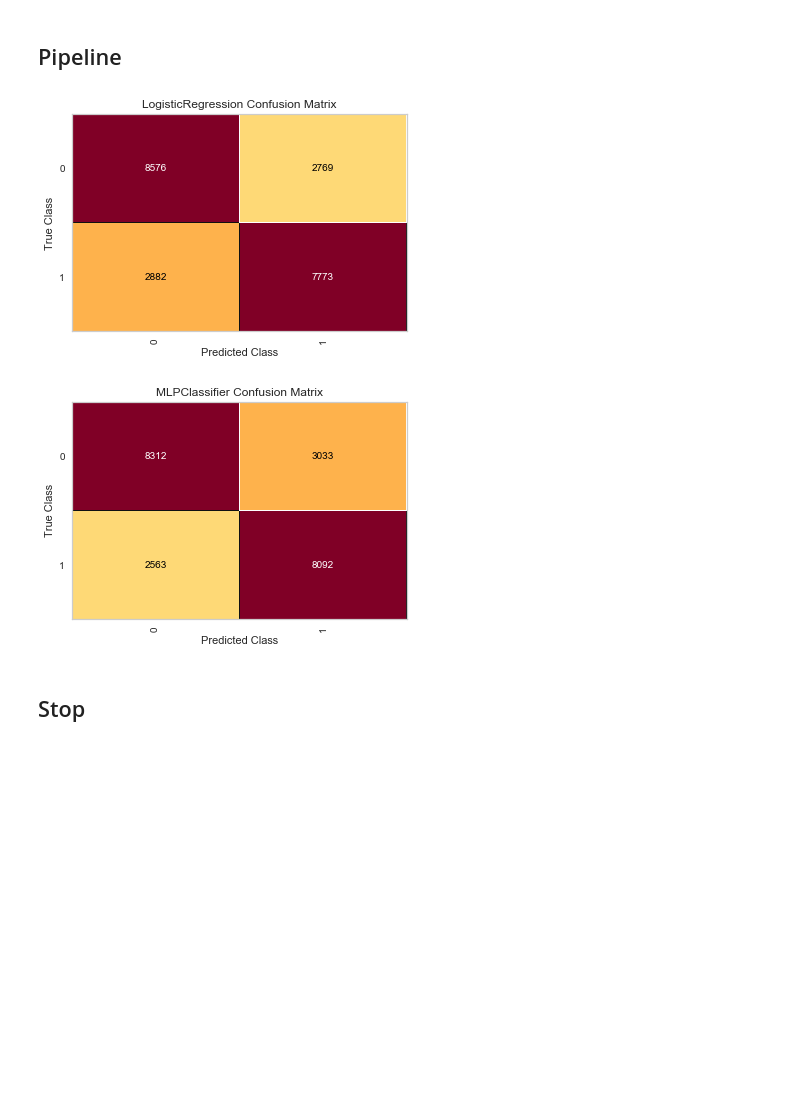
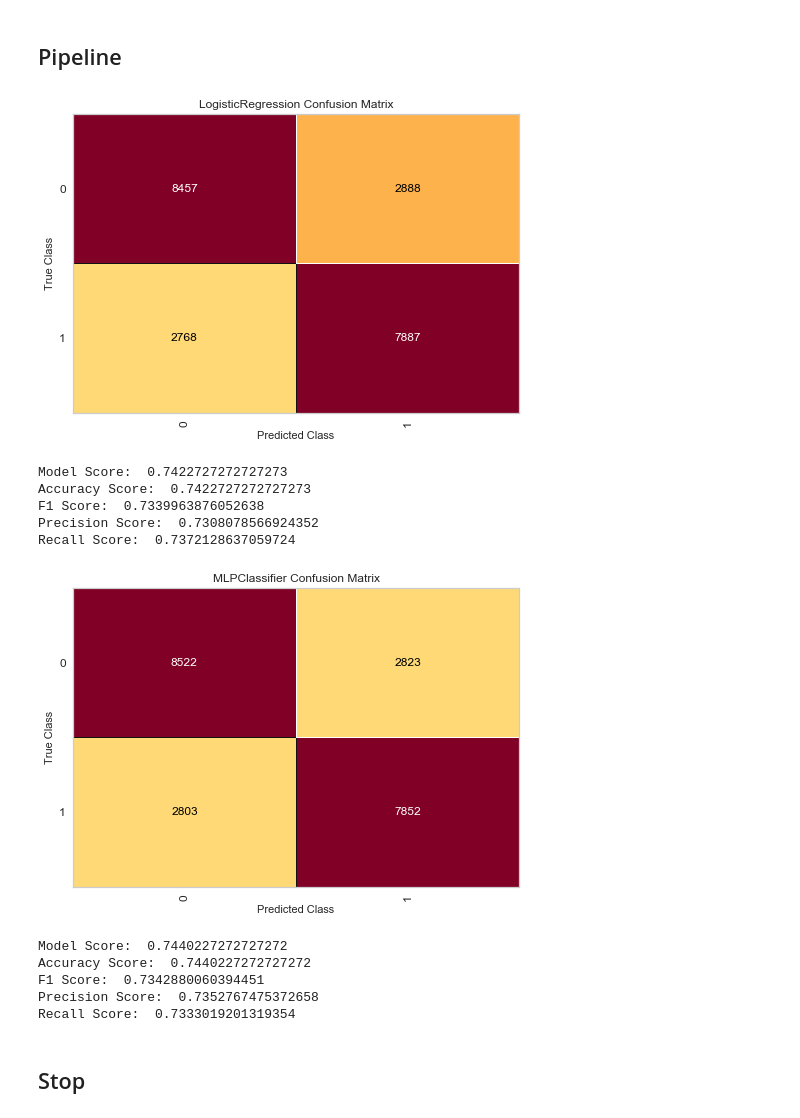
Before and after one commit to georgetown-analytics/Spotify, a Jupyter notebook: 5_Machine_Learning/Models.ipynb, the cells around one changed output. Drawn from its saved outputs; the diff is of its cells as text; code cells hidden in the pictures; blank space fills up the shorter version.

Commit message:
Machine Learning Models

```diff
--- a/5_Machine_Learning/Models.ipynb
+++ b/5_Machine_Learning/Models.ipynb
@@ -72,7 +72,7 @@ from sklearn import preprocessing
 
 #Reports
 from yellowbrick.classifier import confusion_matrix,classification_report
-from sklearn.metrics import precision_recall_fscore_support
+from sklearn.metrics import accuracy_score, precision_score, recall_score,f1_score
 
 
 X = df_train[[col for col in df_train.columns if col != 'target']]
@@ -83,21 +83,33 @@ X_train, X_test, y_train, y_test = tts(StandardScaler().fit_transform(X),y, test
 
 
 models = [
-    #Standard Scaler
+    #Standard Scaler,QuantileTransformer random_state=0
     Pipeline([
-            ('std',preprocessing.QuantileTransformer(random_state=0)),
+            ('std',preprocessing.StandardScaler()),
             ('reg',LogisticRegression())
     ]),
 
     Pipeline([
-            ('std',preprocessing.QuantileTransformer(random_state=0)),
+            ('std',preprocessing.StandardScaler()),
             ('reg',MLPClassifier())
     ]),
 
 
+]
+
+for model in models:
+    model.fit(X_train,y_train)
+    _ = confusion_matrix(model, X_test, y_test,is_fitted=True)
+    y_pred = model.predict(X_train)
+    print('Model Score: ',model.score(X_train,y_train))
+    print('Accuracy Score: ',accuracy_score(y_train,y_pred))
+    print('F1 Score: ',f1_score(y_train,y_pred))
+    print('Precision Score: ', precision_score(y_train,y_pred))
+    print('Recall Score: ',recall_score(y_train,y_pred))
 
 
 
+#More complexity led to less precision
 #Robust Scaler
 #Pipeline([
 #        ('std',RobustScaler()),
@@ -108,11 +120,14 @@ models = [
 #        ('reg',RandomForestClassifier(n_estimators=50))
 #]),
 
-]
 
-for model in models:
-    model.fit(X_train,y_train)
-    _ = confusion_matrix(model, X_test, y_test,is_fitted=True)
+
+
+#Does identify positive more than comparison
+#Pipeline([
+#        ('std',StandardScaler()),
+#        ('reg',RandomForestClassifier())
+#]),
 
 #Too many false positives and negatives
 #Pipeline([
@@ -121,43 +136,47 @@ for model in models:
 #]),
 #Robust Scaler leads to false positives above 3000
 
-
-#Does identify positive more than comparison
-#Pipeline([
-#        ('std',StandardScaler()),
-#        ('reg',RandomForestClassifier())
-#]),
 
 #Above 3000 for both false positives
 #Pipeline([
 #    ('std',StandardScaler()),
 #    ('reg',KNeighborsClassifier())
 #]),
 
 #Pipeline([
 #        ('std',StandardScaler()),
 #        ('reg',DecisionTreeClassifier())
 #]),
 
 #Above 3000 on false positives
 
 #Kills Kernal
 #Pipeline([
 #        ('std',StandardScaler()),
 #        ('reg',GaussianProcessClassifier())
 #]),
 
 #Pipeline([
 #        ('std',StandardScaler()),
 #        ('reg',GaussianNB())
 #]),
 #Pipeline([
 #        ('std',StandardScaler()),
 #        ('reg',QuadraticDiscriminantAnalysis())
 #]),
 # %% [output]
-[figure, old version]
+[figure, new version]
+Model Score:  0.7422727272727273
+Accuracy Score:  0.7422727272727273
+F1 Score:  0.7339963876052638
+Precision Score:  0.7308078566924352
+Recall Score:  0.7372128637059724
-[figure, old version]
+[figure, new version]
+Model Score:  0.7440227272727272
+Accuracy Score:  0.7440227272727272
+F1 Score:  0.7342880060394451
+Precision Score:  0.7352767475372658
+Recall Score:  0.7333019201319354
 # %% [markdown]
 ## Stop
 # %% [markdown]
```
